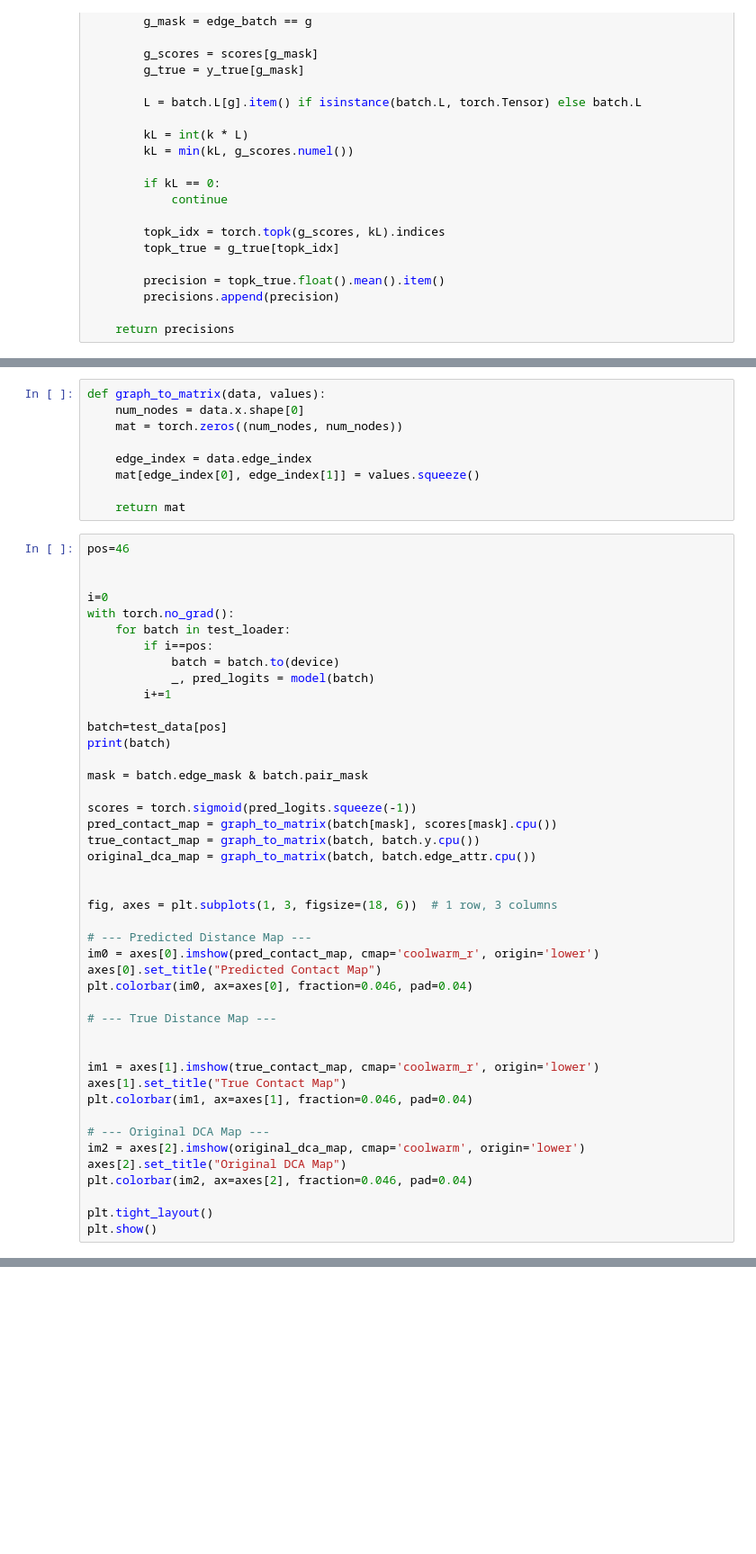
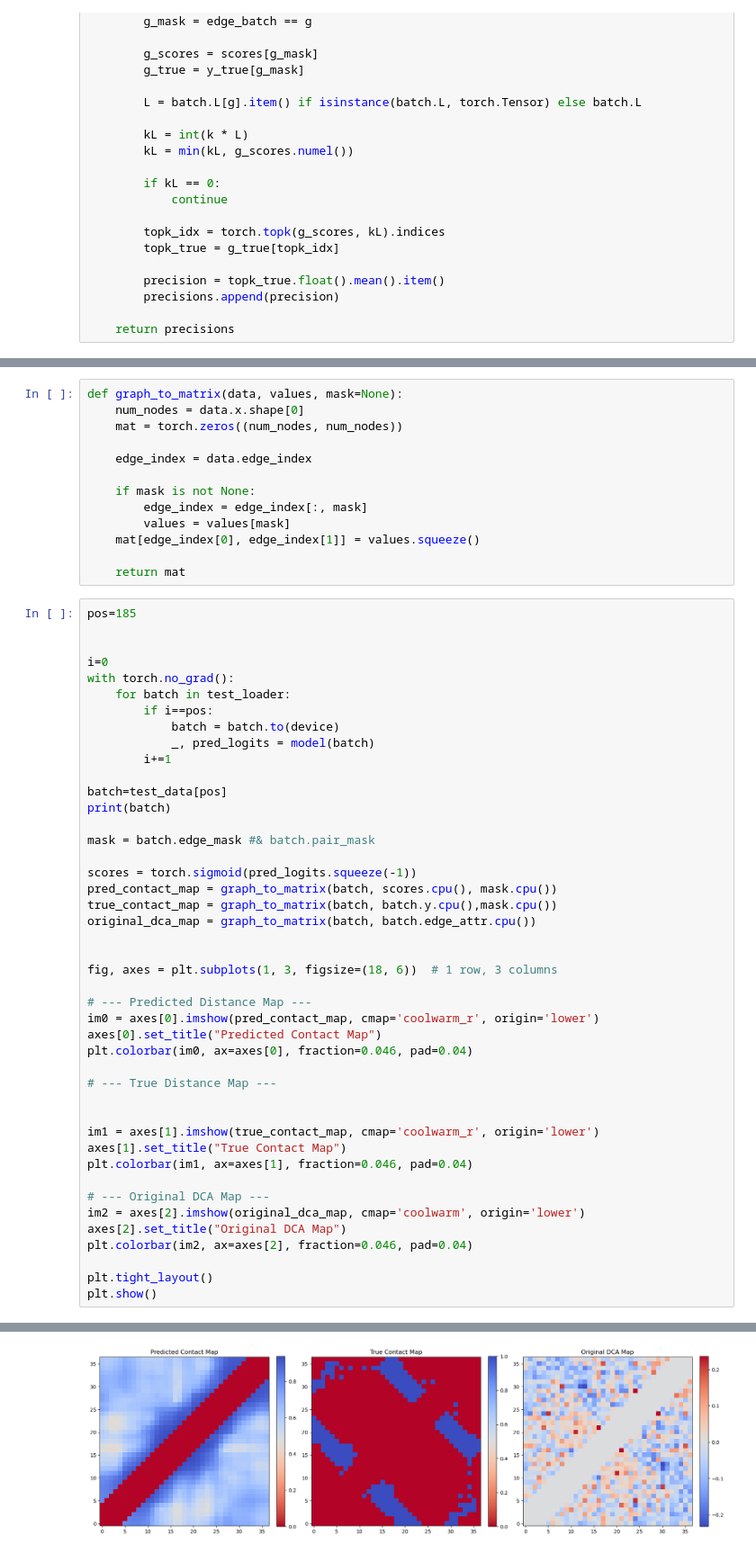
Before and after one commit to Fabiog17/Internship, a Jupyter notebook: GNN_contacts_topK _transformer.ipynb, the cells around one changed output, grey strips where cells are left out. Shown at 90% size. Saved outputs shown, nothing was run; the diff lists cells and outputs as text; blank space fills up the shorter version.

```diff
--- a/GNN_contacts_topK _transformer.ipynb
+++ b/GNN_contacts_topK _transformer.ipynb
@@ -734,14 +683,18 @@ print(precision.index(min(precision)))
 # %%
-def graph_to_matrix(data, values):
+def graph_to_matrix(data, values, mask=None):
     num_nodes = data.x.shape[0]
     mat = torch.zeros((num_nodes, num_nodes))
 
     edge_index = data.edge_index
+
+    if mask is not None:
+        edge_index = edge_index[:, mask]
+        values = values[mask]
     mat[edge_index[0], edge_index[1]] = values.squeeze()
 
     return mat
 # %%
-pos=46
+pos=185
 
 
 i=0
@@ -755,11 +708,11 @@ with torch.no_grad():
 batch=test_data[pos]
 print(batch)
 
-mask = batch.edge_mask & batch.pair_mask
+mask = batch.edge_mask #& batch.pair_mask
 
 scores = torch.sigmoid(pred_logits.squeeze(-1))
-pred_contact_map = graph_to_matrix(batch[mask], scores[mask].cpu())
-true_contact_map = graph_to_matrix(batch, batch.y.cpu())
+pred_contact_map = graph_to_matrix(batch, scores.cpu(), mask.cpu())
+true_contact_map = graph_to_matrix(batch, batch.y.cpu(),mask.cpu())
 original_dca_map = graph_to_matrix(batch, batch.edge_attr.cpu())
 
 
@@ -788,0 +742 @@ NameError: name 'test_loader' is not defined
+[figure, added]
```
Also changed, not shown: parts of 15 cells of this notebook, 32 other files.
